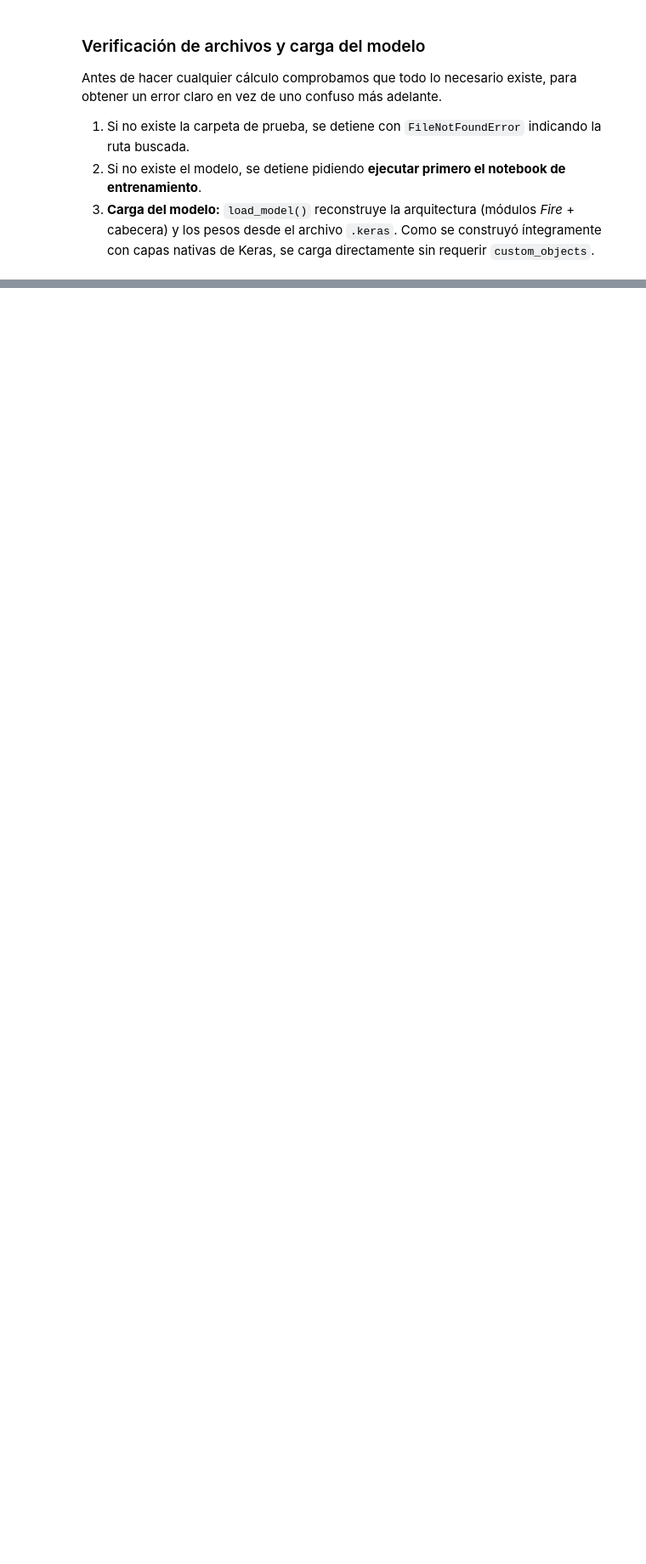
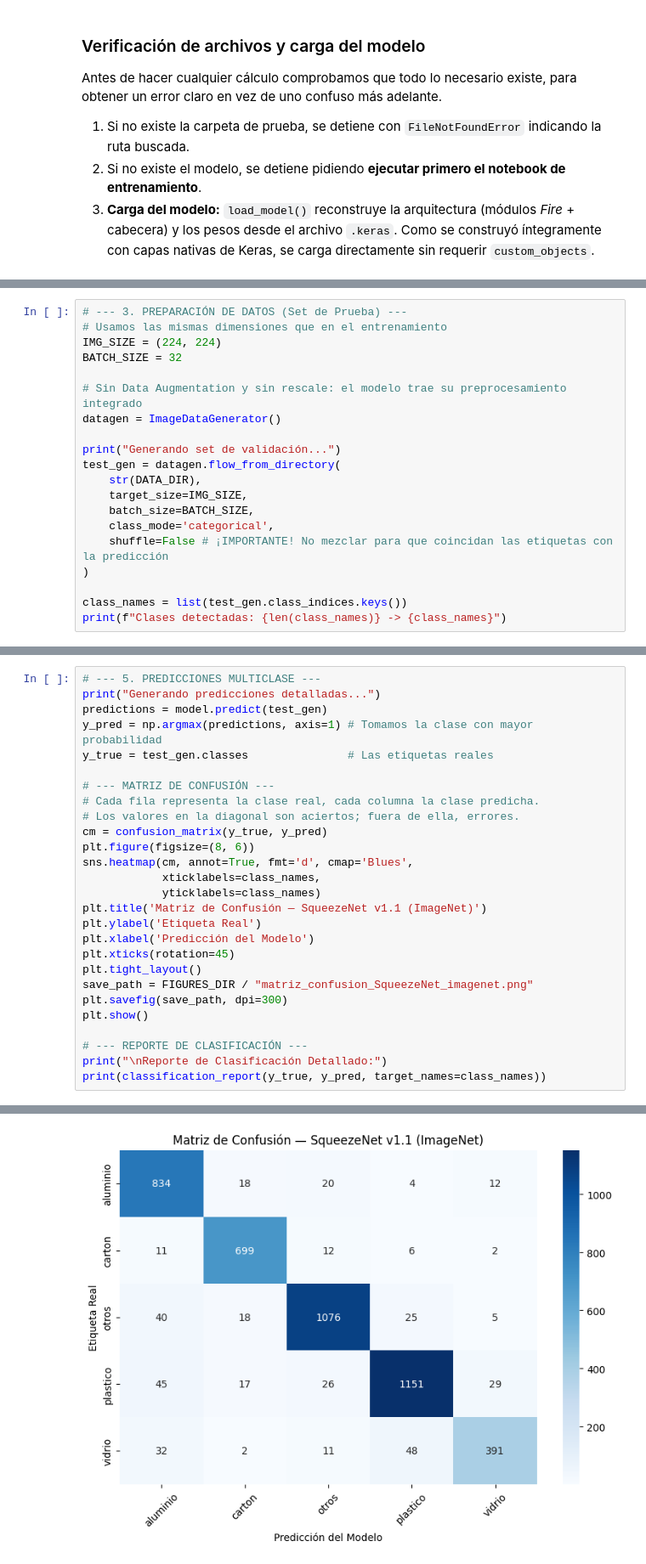
Before and after one commit to LordAguaKate/EntrenamientoIA, a Jupyter notebook: notebooks/SqueezeNet/evaluacion_SqueezeNet.ipynb, the cells around one changed output, grey strips where cells are left out. Shown at 85% size. Cells and saved outputs as stored; diff of their text form; blank space fills up the shorter version.

```diff
--- a/notebooks/SqueezeNet/evaluacion_SqueezeNet.ipynb
+++ b/notebooks/SqueezeNet/evaluacion_SqueezeNet.ipynb
@@ -87,0 +100,20 @@ InternalError: cudaSetDevice() on GPU:0 failed. Status: CUDA-capable device(s) i
+# %%
+# --- 3. PREPARACIÓN DE DATOS (Set de Prueba) ---
+# Usamos las mismas dimensiones que en el entrenamiento
+IMG_SIZE = (224, 224)
+BATCH_SIZE = 32
+
+# Sin Data Augmentation y sin rescale: el modelo trae su preprocesamiento integrado
+datagen = ImageDataGenerator()
+
+print("Generando set de validación...")
+test_gen = datagen.flow_from_directory(
+    str(DATA_DIR),
+    target_size=IMG_SIZE,
+    batch_size=BATCH_SIZE,
+    class_mode='categorical',
+    shuffle=False # ¡IMPORTANTE! No mezclar para que coincidan las etiquetas con la predicción
+)
+
+class_names = list(test_gen.class_indices.keys())
+print(f"Clases detectadas: {len(class_names)} -> {class_names}")
@@ -87,0 +170,28 @@ InternalError: cudaSetDevice() on GPU:0 failed. Status: CUDA-capable device(s) i
+# %%
+# --- 5. PREDICCIONES MULTICLASE ---
+print("Generando predicciones detalladas...")
+predictions = model.predict(test_gen)
+y_pred = np.argmax(predictions, axis=1) # Tomamos la clase con mayor probabilidad
+y_true = test_gen.classes               # Las etiquetas reales
+
+# --- MATRIZ DE CONFUSIÓN ---
+# Cada fila representa la clase real, cada columna la clase predicha.
+# Los valores en la diagonal son aciertos; fuera de ella, errores.
+cm = confusion_matrix(y_true, y_pred)
+plt.figure(figsize=(8, 6))
+sns.heatmap(cm, annot=True, fmt='d', cmap='Blues',
+            xticklabels=class_names,
+            yticklabels=class_names)
+plt.title('Matriz de Confusión — SqueezeNet v1.1 (ImageNet)')
+plt.ylabel('Etiqueta Real')
+plt.xlabel('Predicción del Modelo')
+plt.xticks(rotation=45)
+plt.tight_layout()
+save_path = FIGURES_DIR / "matriz_confusion_SqueezeNet_imagenet.png"
+plt.savefig(save_path, dpi=300)
+plt.show()
+
+# --- REPORTE DE CLASIFICACIÓN ---
+print("\nReporte de Clasificación Detallado:")
+print(classification_report(y_true, y_pred, target_names=class_names))
+# %% [output]
@@ -87,0 +200 @@ InternalError: cudaSetDevice() on GPU:0 failed. Status: CUDA-capable device(s) i
+[figure, added]
```
Also changed, not shown: parts of 16 cells of this notebook, 1 other file.
